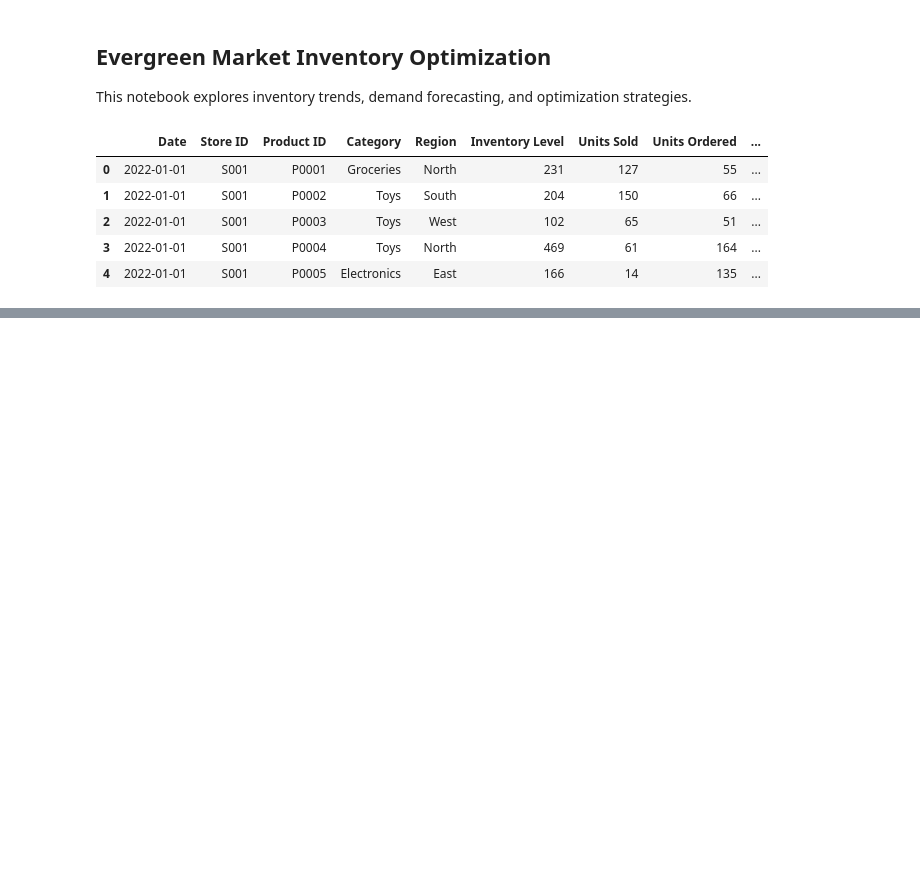
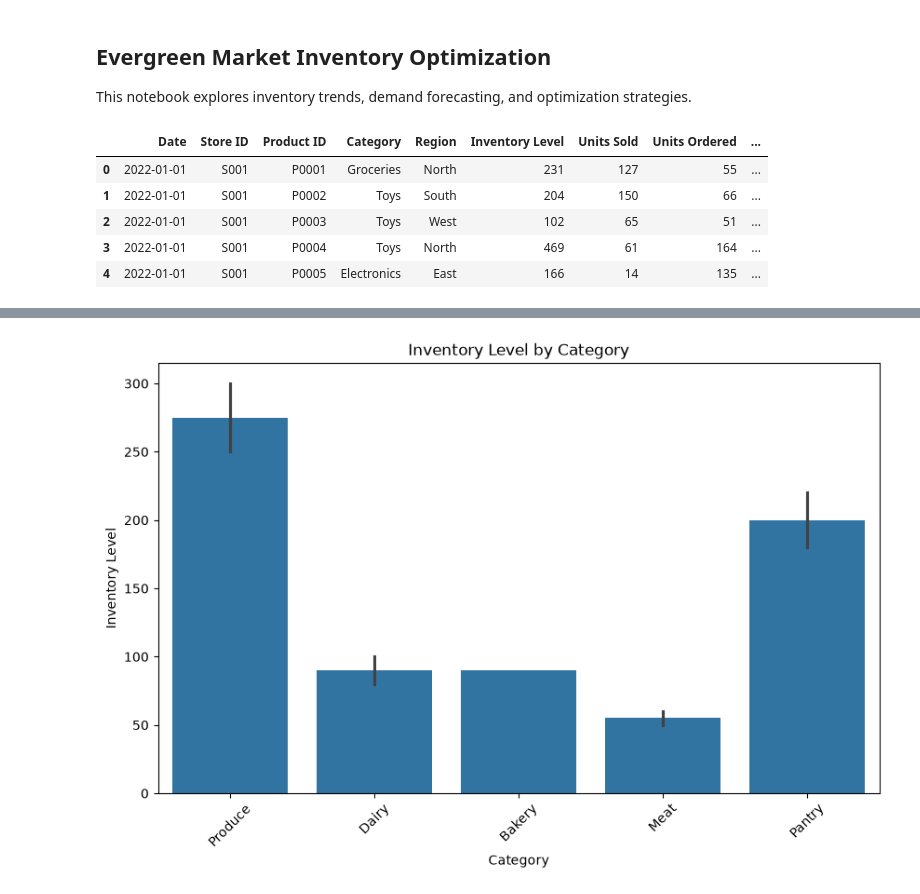
Before and after one commit to RyanBruno1/Evergreen-Market-Inventory-Analysis, a Jupyter notebook: Evergreen_Market_Analysis.ipynb, the cells around one changed output, grey strips where cells are left out. Cells and saved outputs as stored; diff of their text form; code cells hidden in the pictures; blank space fills up the shorter version.

```diff
--- a/Evergreen_Market_Analysis.ipynb
+++ b/Evergreen_Market_Analysis.ipynb
@@ -17,0 +73,11 @@ data.head()
+# %%
+plt.figure(figsize=(10,6))
+sns.barplot(x='Category', y='Inventory_Level', data=data)
+plt.title('Inventory Level by Category')
+plt.xlabel('Category')
+plt.ylabel('Inventory Level')
+plt.xticks(rotation=45)
+plt.savefig('images/category_inventory.png', dpi=300, bbox_inches='tight')
+plt.show()
+# %% [output]
+[figure, added]
```
Also changed, not shown: parts of 7 cells of this notebook, 6 other files.
